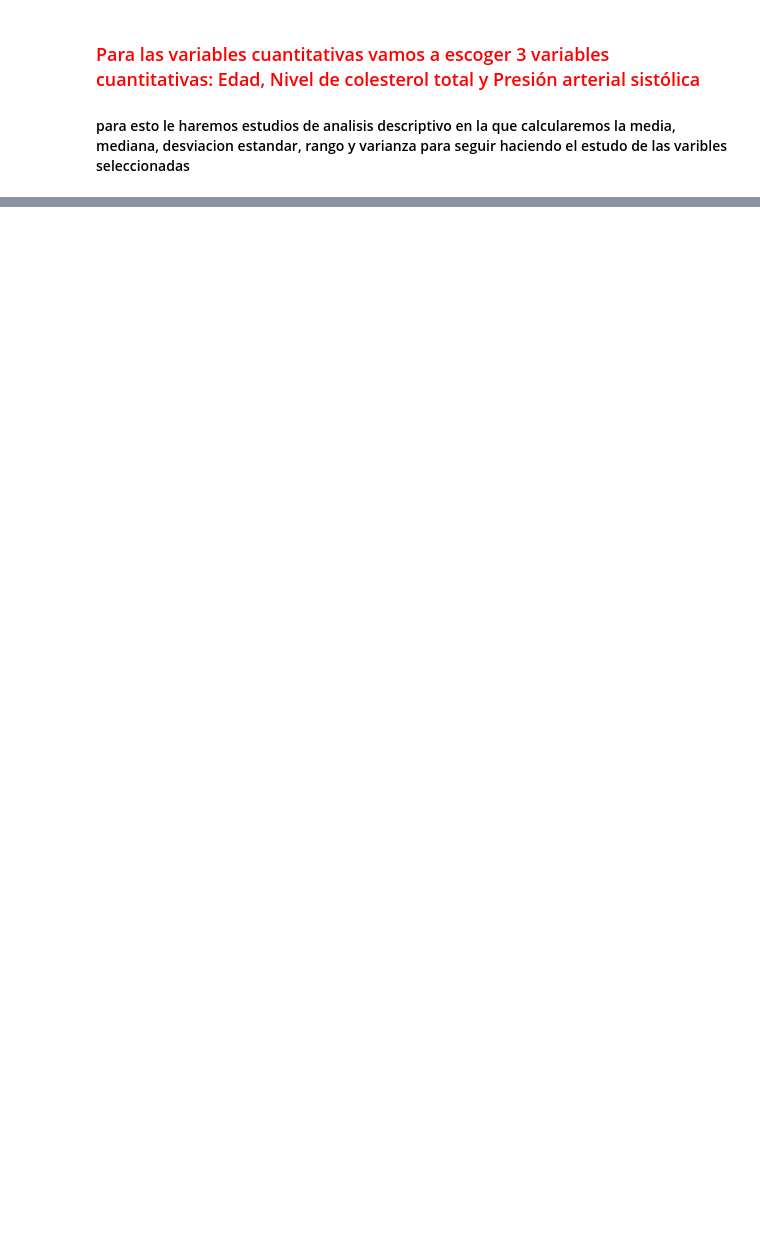
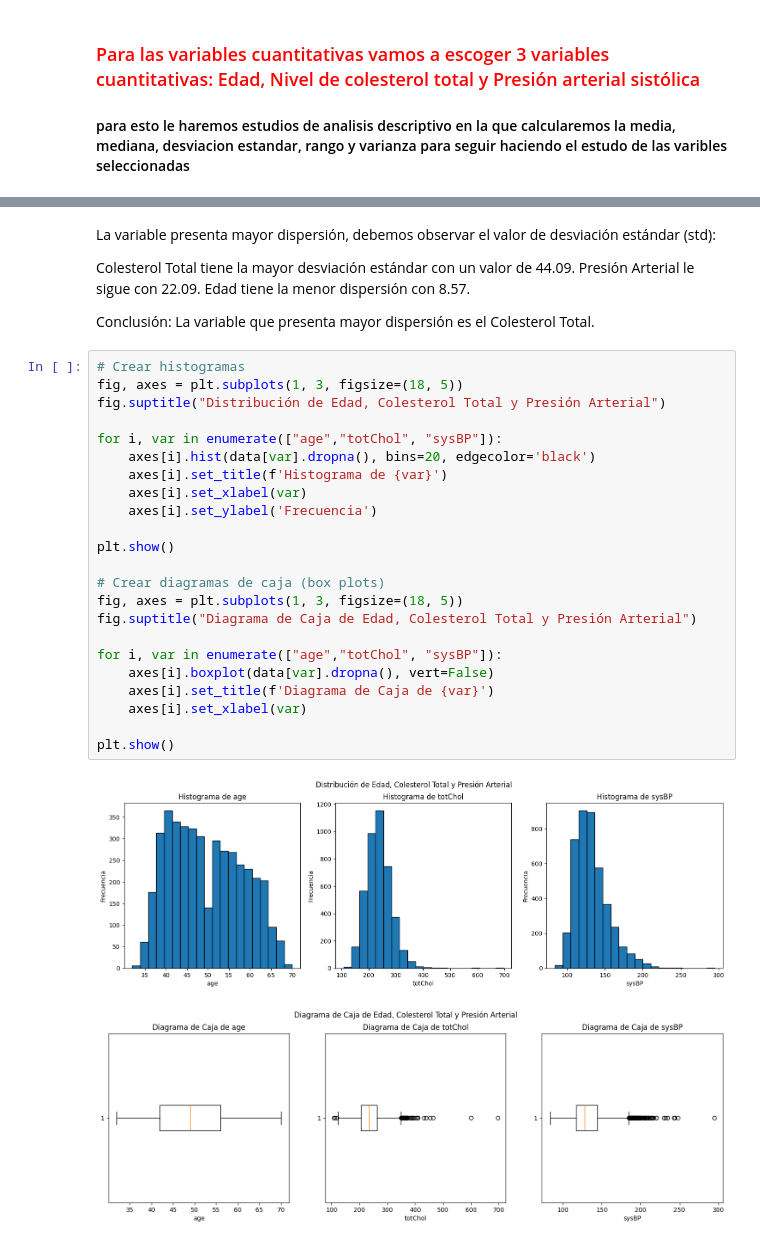
Before and after one commit to martingom4/Data-Science, a Jupyter notebook: Estadistica_con_python/Prueba-final/Prueba-Final-Martin-Gomez.ipynb, the cells around one changed output, grey strips where cells are left out. Drawn from its saved outputs; the diff is of its cells as text; blank space fills up the shorter version.

```diff
--- a/Estadistica_con_python/Prueba-final/Prueba-Final-Martin-Gomez.ipynb
+++ b/Estadistica_con_python/Prueba-final/Prueba-Final-Martin-Gomez.ipynb
@@ -44,0 +127,35 @@ print (media)
+# %% [markdown]
+La variable presenta mayor dispersión, debemos observar el valor de desviación estándar (std):
+
+Colesterol Total tiene la mayor desviación estándar con un valor de 44.09.
+Presión Arterial le sigue con 22.09.
+Edad tiene la menor dispersión con 8.57.
+
+Conclusión:
+La variable que presenta mayor dispersión es el Colesterol Total.
+# %%
+# Crear histogramas
+fig, axes = plt.subplots(1, 3, figsize=(18, 5))
+fig.suptitle("Distribución de Edad, Colesterol Total y Presión Arterial")
+
+for i, var in enumerate(["age","totChol", "sysBP"]):
+    axes[i].hist(data[var].dropna(), bins=20, edgecolor='black')
+    axes[i].set_title(f'Histograma de {var}')
+    axes[i].set_xlabel(var)
+    axes[i].set_ylabel('Frecuencia')
+
+plt.show()
+
+# Crear diagramas de caja (box plots)
+fig, axes = plt.subplots(1, 3, figsize=(18, 5))
+fig.suptitle("Diagrama de Caja de Edad, Colesterol Total y Presión Arterial")
+
+for i, var in enumerate(["age","totChol", "sysBP"]):
+    axes[i].boxplot(data[var].dropna(), vert=False)
+    axes[i].set_title(f'Diagrama de Caja de {var}')
+    axes[i].set_xlabel(var)
+
+plt.show()
+# %% [output]
+[figure, added]
+[figure, added]
```
Also changed, not shown: parts of 29 cells of this notebook, 1 other file.
